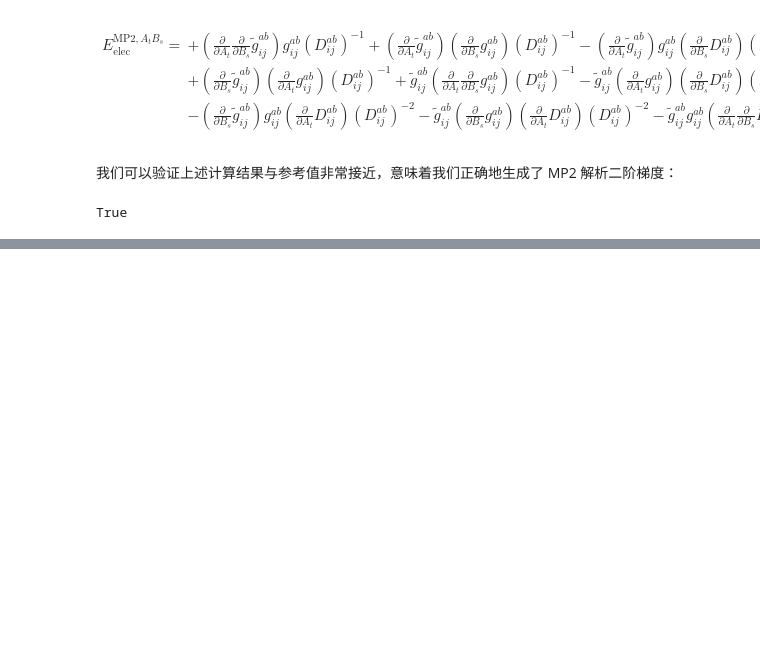
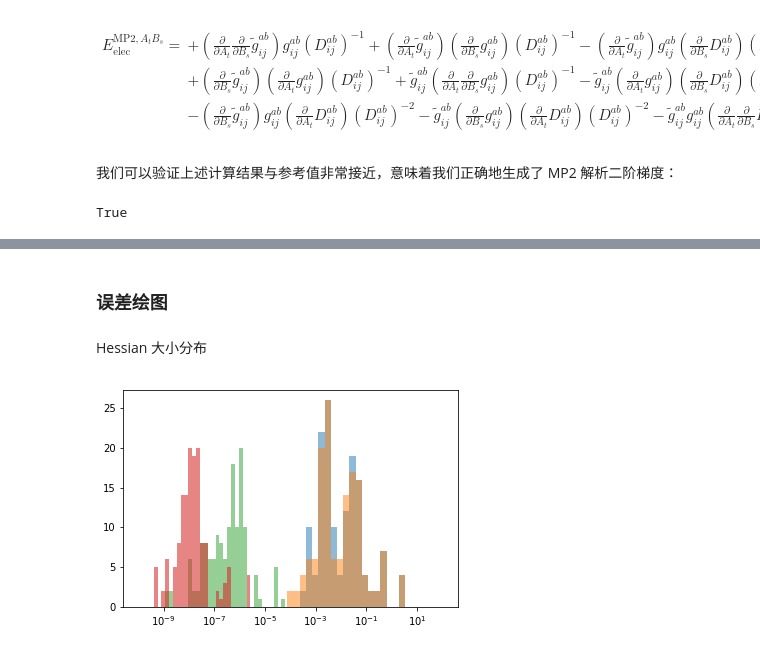
Before and after one commit to ajz34/Python-xDH, a Jupyter notebook: docs/source/mp2_hess_unsafe.ipynb, the cells around one changed output, grey strips where cells are left out. Saved outputs shown, nothing was run; the diff lists cells and outputs as text; code cells hidden in the pictures; blank space fills up the shorter version.

Commit message:
document: add xyg3 unsafe hessian to mp2_hess_unsafe

```diff
--- a/docs/source/mp2_hess_unsafe.ipynb
+++ b/docs/source/mp2_hess_unsafe.ipynb
@@ -451,0 +453,3 @@ True
+# %%
+with open("include/mp2_hess/xyg3_hess_num.dat", "rb") as f:
+    hess_xyg3_num = pickle.load(f)["grad_xyg3_diff"]
@@ -451,0 +462,14 @@ True
+# %%
+def mol_to_grids(mol):
+    grids = dft.gen_grid.Grids(mol)
+    grids.atom_grid = (75, 302)
+    grids.becke_scheme = dft.gen_grid.stratmann
+    grids.prune = None
+    grids.build()
+    return grids
+
+grids = mol_to_grids(mol)
+# %%
+scfh = GGAHelper(mol, "b3lypg", mol_to_grids(mol))
+nch = GGAHelper(mol, "0.8033*HF - 0.0140*LDA + 0.2107*B88, 0.6789*LYP", mol_to_grids(mol), init_scf=False)
+ncgga = NCGGAEngine(scfh, nch)
@@ -451,0 +624,2 @@ True
+# %%
+hess_xyg3 = ncgga_to_xyg3_hess(ncgga)
@@ -451,0 +685,2 @@ True
+# %% [markdown]
+### 误差绘图
@@ -451,0 +689,20 @@ True
+# %% [markdown]
+Hessian 大小分布
+# %%
+# Blue: XYG3 Hessian histogram
+plt.hist(abs(hess_xyg3).ravel(),
+         bins=np.logspace(np.log10(1e-10),np.log10(100), 50), color='#1f77b480')
+# Orange: MP2 Hessian histogram
+plt.hist(abs(hess_mp2_gaussian).ravel(),
+         bins=np.logspace(np.log10(1e-10),np.log10(100), 50), color='#ff7f0e80')
+
+# Green: XYG3 analytic - numeric
+plt.hist(abs(hess_xyg3 - hess_xyg3_num).ravel(),
+         bins=np.logspace(np.log10(1e-10),np.log10(3e-3), 50), color='#2ca02c80')
+# Red: MP2 Hessian histogram - numeric
+plt.hist(abs(hess_mp2_gaussian - hess_mp2_pyscf_num).ravel(),
+         bins=np.logspace(np.log10(1e-10),np.log10(3e-3), 50), color='#d6272890')
+
+plt.gca().set_xscale("log")
+# %% [output]
+[figure, added]
```
Also changed, not shown: parts of 11 cells of this notebook, 1 other file.
